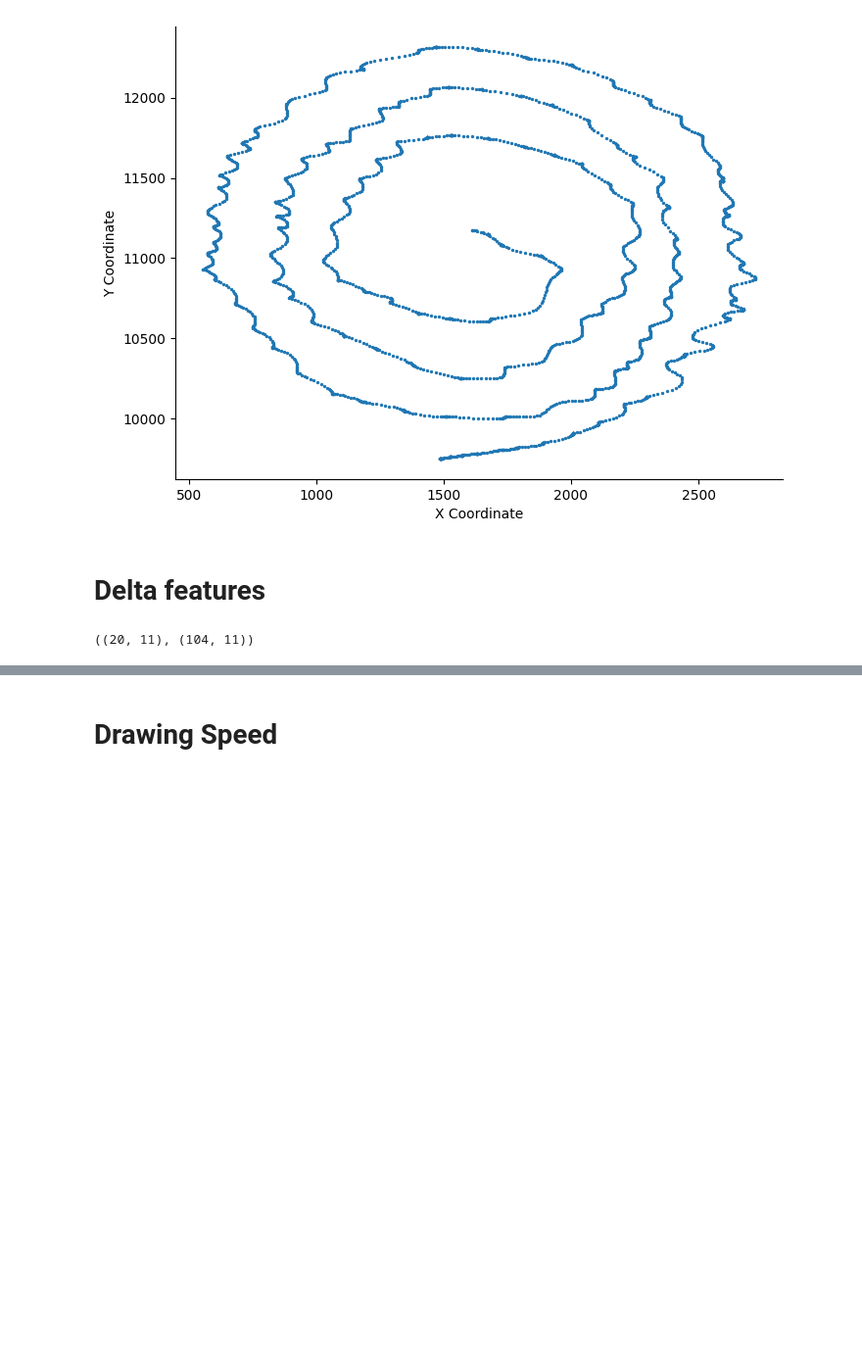
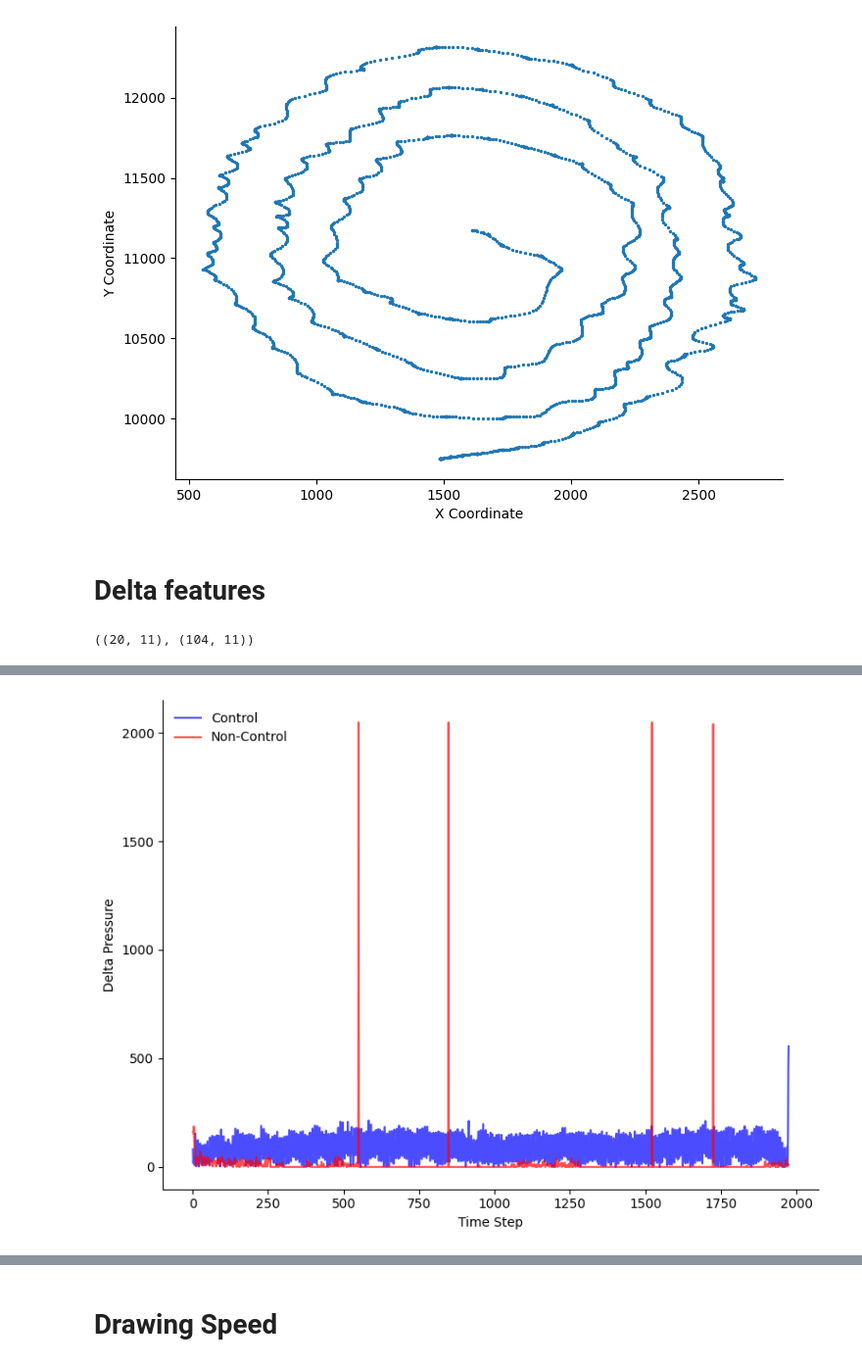
Before and after one commit to JWL16038/DATA471-Individual-Project, a Jupyter notebook: notebooks/Spirals_EDA.ipynb, the cells around one changed output, grey strips where cells are left out. Shown at 98% size. Drawn from its saved outputs; the diff is of its cells as text; code cells hidden in the pictures; blank space fills up the shorter version.

```diff
--- a/notebooks/Spirals_EDA.ipynb
+++ b/notebooks/Spirals_EDA.ipynb
@@ -416,0 +404,4 @@ plot_delta_pressure(non_control_df)
+# %%
+make_delta_plot(control_df, non_control_df, "pressure")
+# %% [output]
+[figure, added]
```
Also changed, not shown: parts of 18 cells of this notebook.
